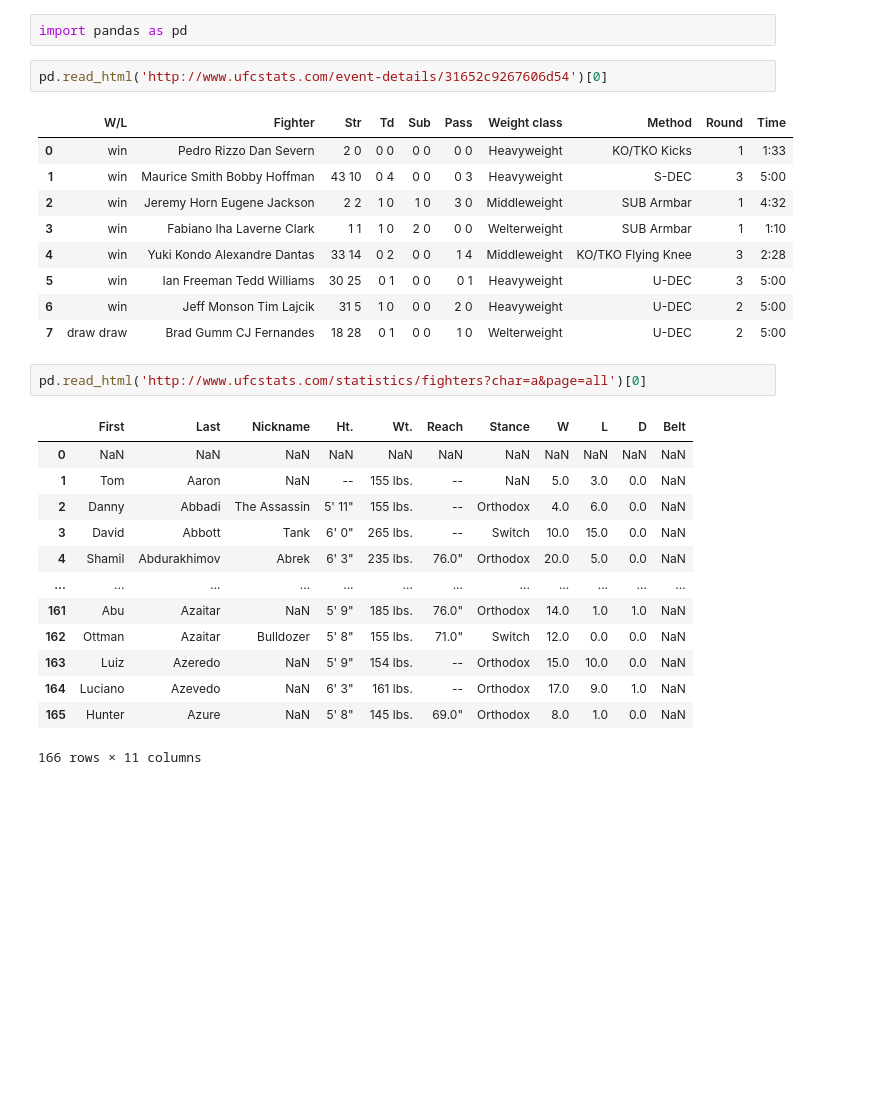
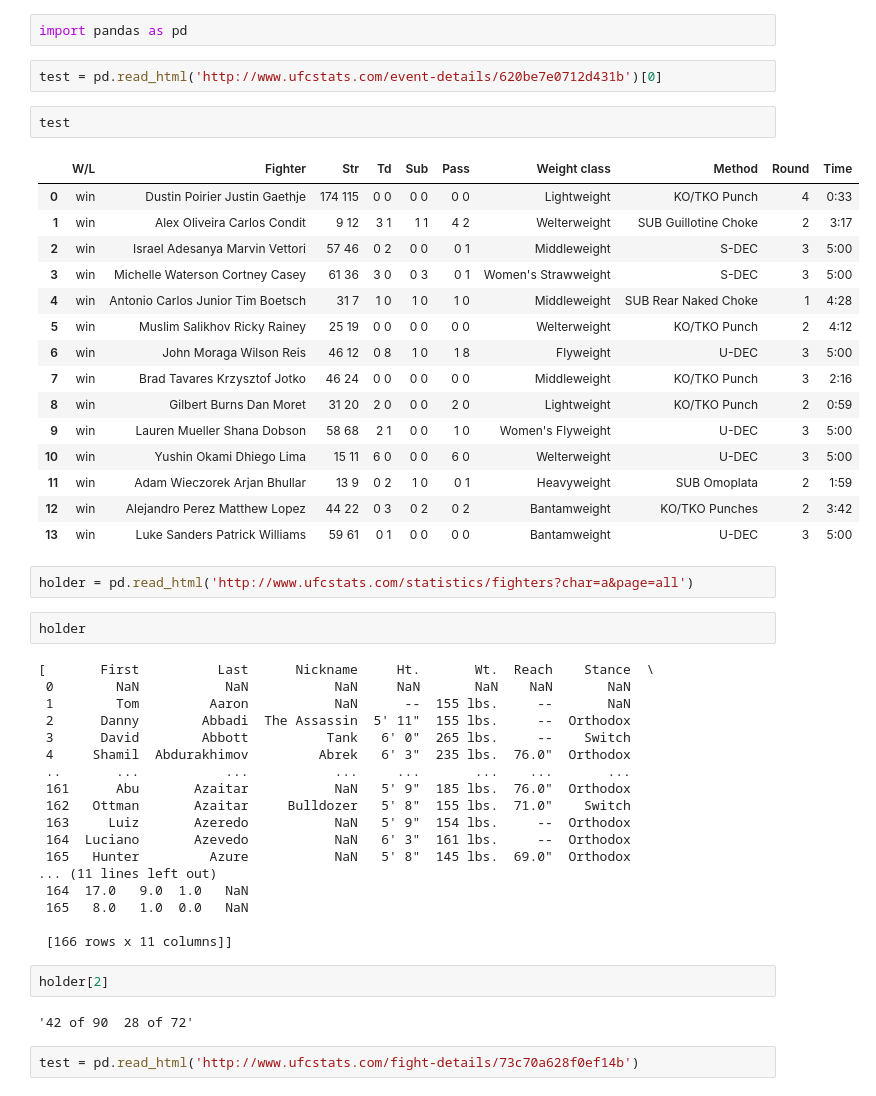
Before and after one commit to Neji128/Creating-a-SQL-Server-via-Web-Scrapping, a Jupyter notebook: Untitled.ipynb, the cells around one changed output. Drawn from its saved outputs; the diff is of its cells as text; blank space fills up the shorter version.

Commit message:
Event dataframes parsed

```diff
--- a/Untitled.ipynb
+++ b/Untitled.ipynb
@@ -1,30 +1,50 @@
 # %%
 import pandas as pd
 # %%
-pd.read_html('http://www.ufcstats.com/event-details/31652c9267606d54')[0]
+test = pd.read_html('http://www.ufcstats.com/event-details/620be7e0712d431b')[0]
-# %% [output]
-|  | W/L | Fighter | Str | Td | Sub | Pass | Weight class | Method | Round | Time |
-| 0 | win | Pedro Rizzo Dan Severn | 2 0 | 0 0 | 0 0 | 0 0 | Heavyweight | KO/TKO Kicks | 1 | 1:33 |
-| 1 | win | Maurice Smith Bobby Hoffman | 43 10 | 0 4 | 0 0 | 0 3 | Heavyweight | S-DEC | 3 | 5:00 |
-| 2 | win | Jeremy Horn Eugene Jackson | 2 2 | 1 0 | 1 0 | 3 0 | Middleweight | SUB Armbar | 1 | 4:32 |
-| 3 | win | Fabiano Iha Laverne Clark | 1 1 | 1 0 | 2 0 | 0 0 | Welterweight | SUB Armbar | 1 | 1:10 |
-| 4 | win | Yuki Kondo Alexandre Dantas | 33 14 | 0 2 | 0 0 | 1 4 | Middleweight | KO/TKO Flying Knee | 3 | 2:28 |
-| 5 | win | Ian Freeman Tedd Williams | 30 25 | 0 1 | 0 0 | 0 1 | Heavyweight | U-DEC | 3 | 5:00 |
-| 6 | win | Jeff Monson Tim Lajcik | 31 5 | 1 0 | 0 0 | 2 0 | Heavyweight | U-DEC | 2 | 5:00 |
-| 7 | draw draw | Brad Gumm CJ Fernandes | 18 28 | 0 1 | 0 0 | 1 0 | Welterweight | U-DEC | 2 | 5:00 |
+# %%
+test
+# %% [output]
+|  | W/L | Fighter | Str | Td | Sub | Pass | Weight class | Method | Round | Time |
+| 0 | win | Dustin Poirier Justin Gaethje | 174 115 | 0 0 | 0 0 | 0 0 | Lightweight | KO/TKO Punch | 4 | 0:33 |
+| 1 | win | Alex Oliveira Carlos Condit | 9 12 | 3 1 | 1 1 | 4 2 | Welterweight | SUB Guillotine Choke | 2 | 3:17 |
+| 2 | win | Israel Adesanya Marvin Vettori | 57 46 | 0 2 | 0 0 | 0 1 | Middleweight | S-DEC | 3 | 5:00 |
+| 3 | win | Michelle Waterson Cortney Casey | 61 36 | 3 0 | 0 3 | 0 1 | Women's Strawweight | S-DEC | 3 | 5:00 |
+| 4 | win | Antonio Carlos Junior Tim Boetsch | 31 7 | 1 0 | 1 0 | 1 0 | Middleweight | SUB Rear Naked Choke | 1 | 4:28 |
+| 5 | win | Muslim Salikhov Ricky Rainey | 25 19 | 0 0 | 0 0 | 0 0 | Welterweight | KO/TKO Punch | 2 | 4:12 |
+| 6 | win | John Moraga Wilson Reis | 46 12 | 0 8 | 1 0 | 1 8 | Flyweight | U-DEC | 3 | 5:00 |
+| 7 | win | Brad Tavares Krzysztof Jotko | 46 24 | 0 0 | 0 0 | 0 0 | Middleweight | KO/TKO Punch | 3 | 2:16 |
+| 8 | win | Gilbert Burns Dan Moret | 31 20 | 2 0 | 0 0 | 2 0 | Lightweight | KO/TKO Punch | 2 | 0:59 |
+| 9 | win | Lauren Mueller Shana Dobson | 58 68 | 2 1 | 0 0 | 1 0 | Women's Flyweight | U-DEC | 3 | 5:00 |
+| 10 | win | Yushin Okami Dhiego Lima | 15 11 | 6 0 | 0 0 | 6 0 | Welterweight | U-DEC | 3 | 5:00 |
+| 11 | win | Adam Wieczorek Arjan Bhullar | 13 9 | 0 2 | 1 0 | 0 1 | Heavyweight | SUB Omoplata | 2 | 1:59 |
+| 12 | win | Alejandro Perez Matthew Lopez | 44 22 | 0 3 | 0 2 | 0 2 | Bantamweight | KO/TKO Punches | 2 | 3:42 |
+| 13 | win | Luke Sanders Patrick Williams | 59 61 | 0 1 | 0 0 | 0 0 | Bantamweight | U-DEC | 3 | 5:00 |
 # %%
-pd.read_html('http://www.ufcstats.com/statistics/fighters?char=a&page=all')[0]
+holder = pd.read_html('http://www.ufcstats.com/statistics/fighters?char=a&page=all')
-# %% [output]
-|  | First | Last | Nickname | Ht. | Wt. | Reach | Stance | W | L | D | Belt |
-| 0 | NaN | NaN | NaN | NaN | NaN | NaN | NaN | NaN | NaN | NaN | NaN |
-| 1 | Tom | Aaron | NaN | -- | 155 lbs. | -- | NaN | 5.0 | 3.0 | 0.0 | NaN |
-| 2 | Danny | Abbadi | The Assassin | 5' 11" | 155 lbs. | -- | Orthodox | 4.0 | 6.0 | 0.0 | NaN |
-| 3 | David | Abbott | Tank | 6' 0" | 265 lbs. | -- | Switch | 10.0 | 15.0 | 0.0 | NaN |
-| 4 | Shamil | Abdurakhimov | Abrek | 6' 3" | 235 lbs. | 76.0" | Orthodox | 20.0 | 5.0 | 0.0 | NaN |
-| ... | ... | ... | ... | ... | ... | ... | ... | ... | ... | ... | ... |
-| 161 | Abu | Azaitar | NaN | 5' 9" | 185 lbs. | 76.0" | Orthodox | 14.0 | 1.0 | 1.0 | NaN |
-| 162 | Ottman | Azaitar | Bulldozer | 5' 8" | 155 lbs. | 71.0" | Switch | 12.0 | 0.0 | 0.0 | NaN |
-| 163 | Luiz | Azeredo | NaN | 5' 9" | 154 lbs. | -- | Orthodox | 15.0 | 10.0 | 0.0 | NaN |
-| 164 | Luciano | Azevedo | NaN | 6' 3" | 161 lbs. | -- | Orthodox | 17.0 | 9.0 | 1.0 | NaN |
-| 165 | Hunter | Azure | NaN | 5' 8" | 145 lbs. | 69.0" | Orthodox | 8.0 | 1.0 | 0.0 | NaN |
-166 rows × 11 columns
+# %%
+holder
+# %% [output]
+[       First          Last      Nickname     Ht.       Wt.  Reach    Stance  \
+ 0        NaN           NaN           NaN     NaN       NaN    NaN       NaN
+ 1        Tom         Aaron           NaN      --  155 lbs.     --       NaN
+ 2      Danny        Abbadi  The Assassin  5' 11"  155 lbs.     --  Orthodox
+ 3      David        Abbott          Tank   6' 0"  265 lbs.     --    Switch
+ 4     Shamil  Abdurakhimov         Abrek   6' 3"  235 lbs.  76.0"  Orthodox
+ ..       ...           ...           ...     ...       ...    ...       ...
+ 161      Abu       Azaitar           NaN   5' 9"  185 lbs.  76.0"  Orthodox
+ 162   Ottman       Azaitar     Bulldozer   5' 8"  155 lbs.  71.0"    Switch
+ 163     Luiz       Azeredo           NaN   5' 9"  154 lbs.     --  Orthodox
+ 164  Luciano       Azevedo           NaN   6' 3"  161 lbs.     --  Orthodox
+ 165   Hunter         Azure           NaN   5' 8"  145 lbs.  69.0"  Orthodox
+... (11 lines left out)
+ 164  17.0   9.0  1.0   NaN
+ 165   8.0   1.0  0.0   NaN
+
+ [166 rows x 11 columns]]
+# %%
+holder[2]
+# %% [output]
+'42 of 90  28 of 72'
+# %%
+test = pd.read_html('http://www.ufcstats.com/fight-details/73c70a628f0ef14b')
```
Also changed, not shown: parts of 5 cells of this notebook, 5 other files.
